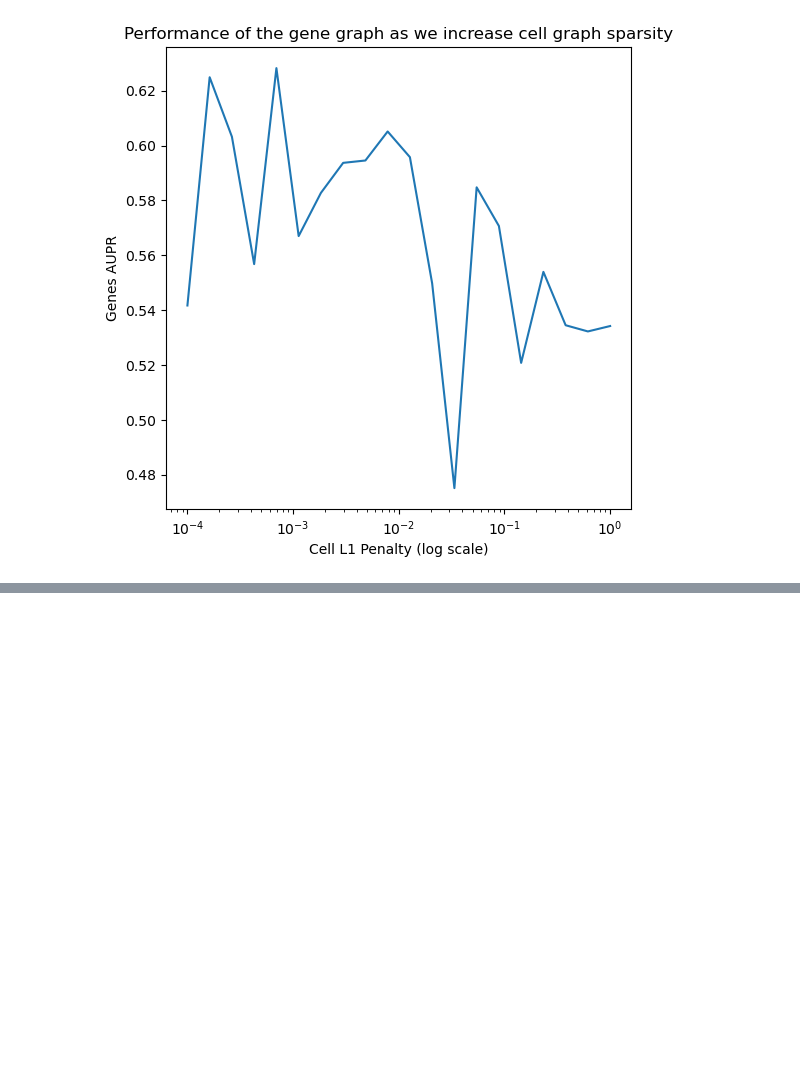
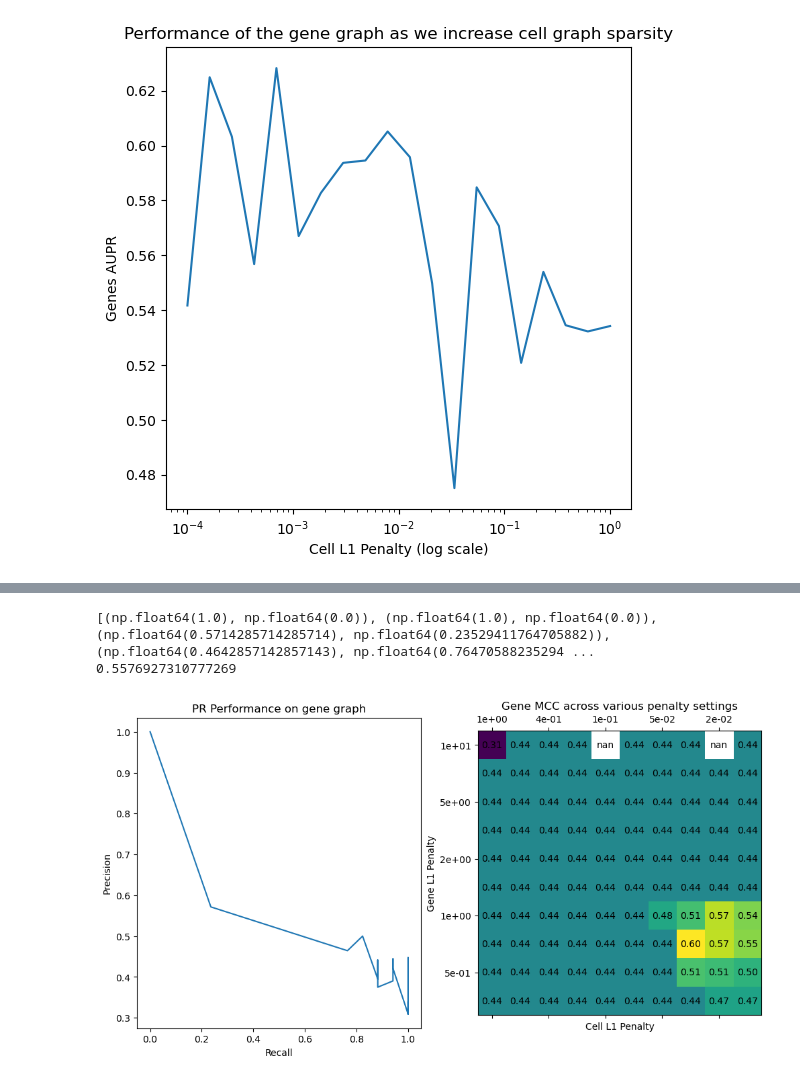
Before and after one commit to BaileyAndrew/Cartesian-LGAM, a Jupyter notebook: real_data.ipynb, the cells around one changed output, grey strips where cells are left out. Saved outputs shown, nothing was run; the diff lists cells and outputs as text; code cells hidden in the pictures; blank space fills up the shorter version.

```diff
--- a/real_data.ipynb
+++ b/real_data.ipynb
@@ -1129,0 +1361,45 @@ Text(0.5, 1.0, 'Performance of the gene graph as we increase cell graph sparsity
+# %%
+precs = []
+reccs = []
+f1s = []
+mccs = []
+for Lss in Ls_:
+    genes = (Lss[1] - np.diag(np.diag(Lss[1]))) != 0
+    prec = precision(true_graph, genes)
+    recc = recall(true_graph, genes)
+    precs.append(prec)
+    reccs.append(recc)
+    f1s.append(f1(true_graph, genes))
+    mccs.append(mcc(true_graph, genes))
+
+reccs = np.array(reccs)
+idxs = np.argsort(reccs)
+reccs = reccs[idxs]
+precs = np.array(precs)[idxs]
+mccs = np.array(mccs).reshape(len(gene_range), len(cell_range))
+
+print(list(zip(precs, reccs)))
+
+fig, (ax1, ax2) = plt.subplots(figsize=(12, 6), ncols=2)
+ax1.plot(reccs, precs)
+ax1.set_xlabel("Recall")
+ax1.set_ylabel("Precision")
+ax1.set_title("PR Performance on gene graph")
+
+ax2.matshow(mccs)
+ax2.set_xticklabels([''] + [f'{x:.0e}' for x in cell_range])
+ax2.set_yticklabels([''] + [f'{x:.0e}' for x in gene_range])
+ax2.set_xlabel("Cell L1 Penalty")
+ax2.set_ylabel("Gene L1 Penalty")
+ax2.set_title("Gene MCC across various penalty settings")
+
+for i in range(mccs.shape[0]): # rows
+    for j in range(mccs.shape[1]): # columns
+        text = ax2.text(j, i, f"{mccs[i, j]:.2f}",
+                       ha="center", va="center", color="black")
+
+print(get_aupr(Ls_))
+# %% [output]
+[(np.float64(1.0), np.float64(0.0)), (np.float64(1.0), np.float64(0.0)), (np.float64(0.5714285714285714), np.float64(0.23529411764705882)), (np.float64(0.4642857142857143), np.float64(0.76470588235294 ...
+0.5576927310777269
+[figure, added]
```
Also changed, not shown: parts of 13 cells of this notebook, 1 other file.
